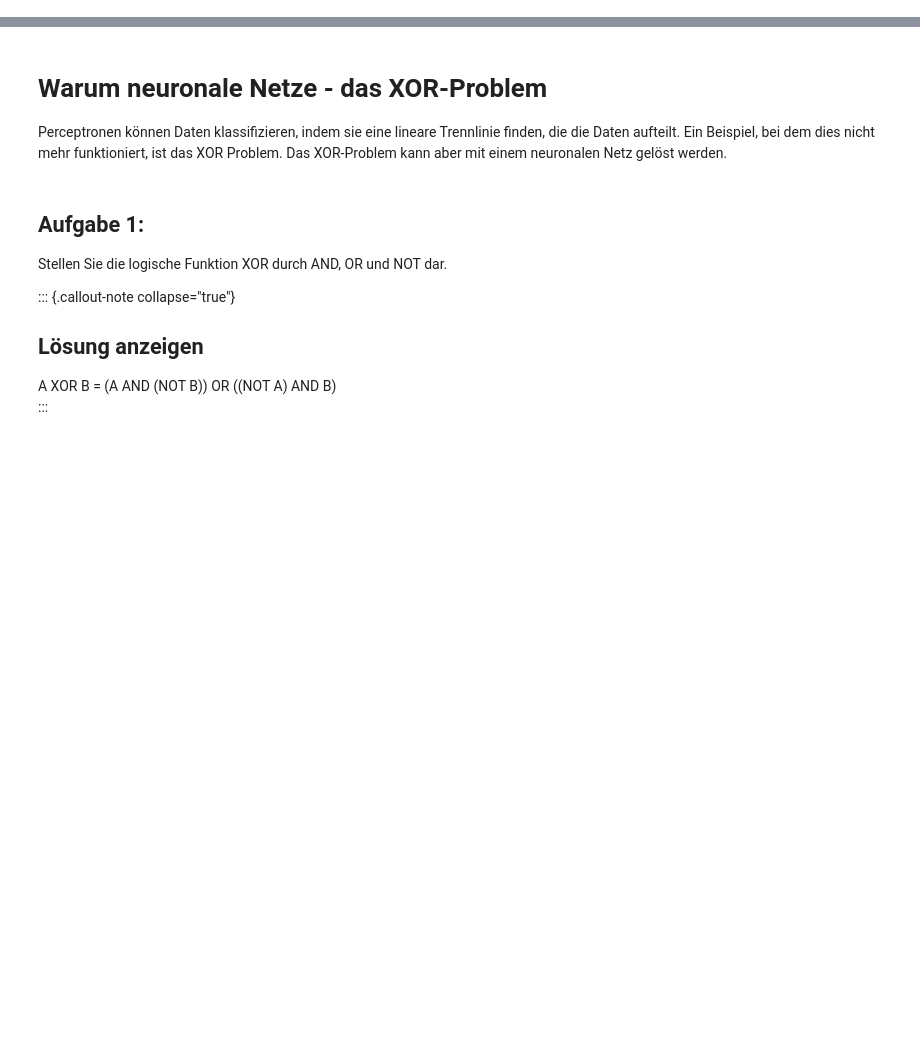
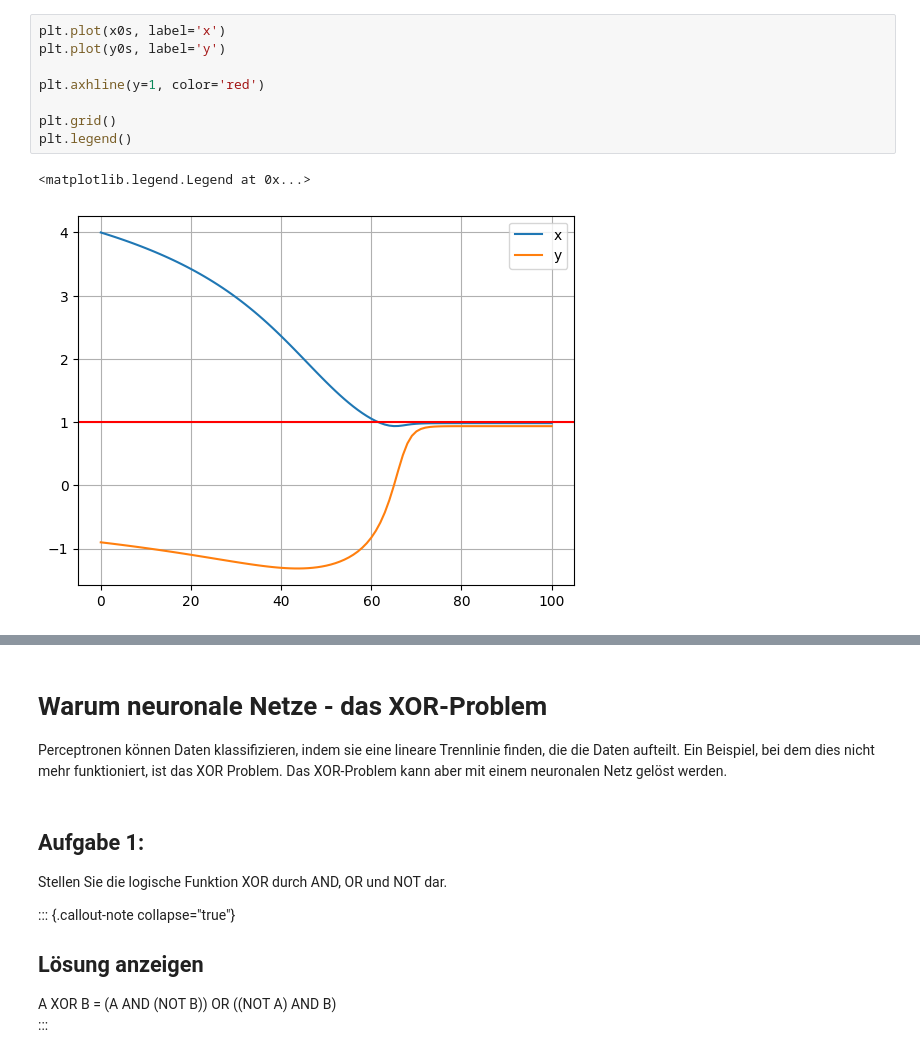
Before and after one commit to ArnoldIntelligence/KI-Vorlesung, a Jupyter notebook: notebooks/03-ueberwachtes_lernen.ipynb, the cells around one changed output, grey strips where cells are left out. Cells and saved outputs as stored; diff of their text form; blank space fills up the shorter version.

```diff
--- a/notebooks/03-ueberwachtes_lernen.ipynb
+++ b/notebooks/03-ueberwachtes_lernen.ipynb
@@ -4,0 +105,11 @@
+# %%
+plt.plot(x0s, label='x')
+plt.plot(y0s, label='y')
+
+plt.axhline(y=1, color='red')
+
+plt.grid()
+plt.legend()
+# %% [output]
+<matplotlib.legend.Legend at 0x...>
+[figure, added]
```
Also changed, not shown: parts of 11 cells of this notebook.
